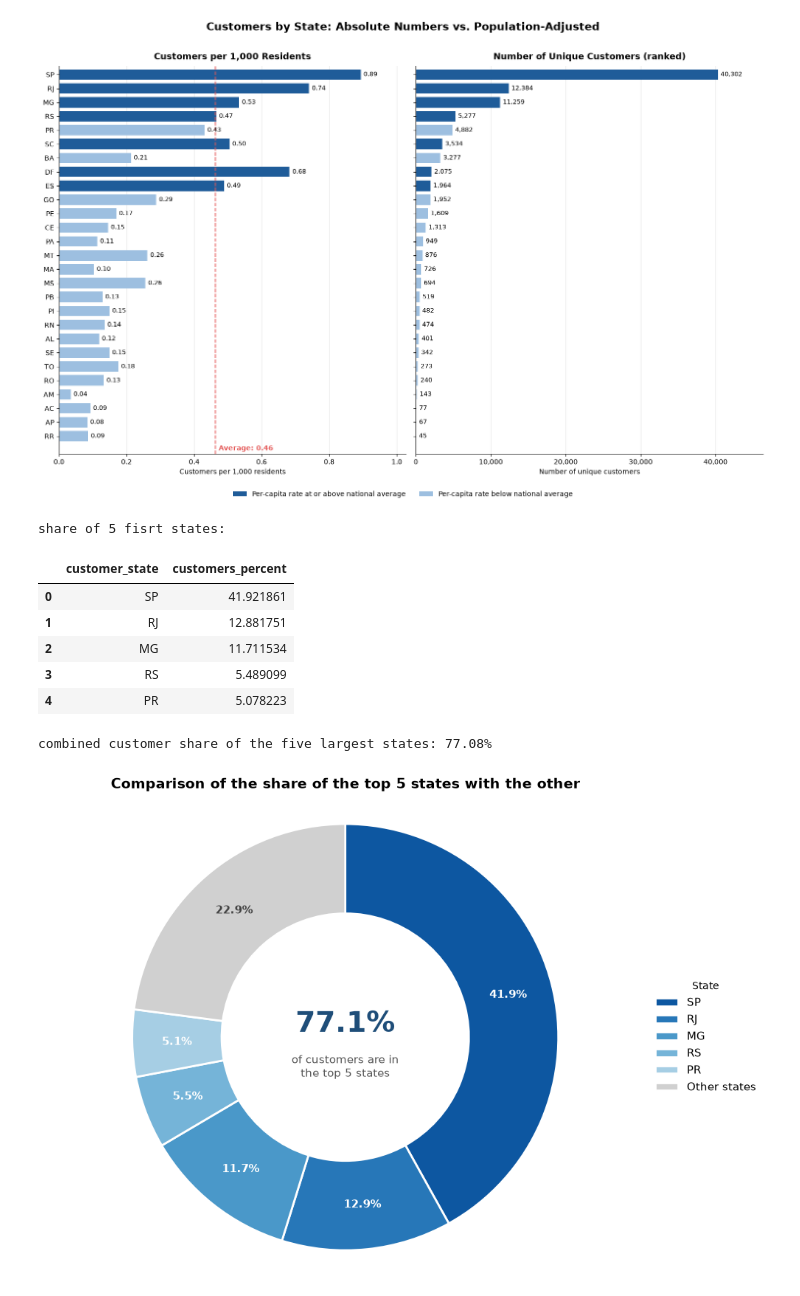
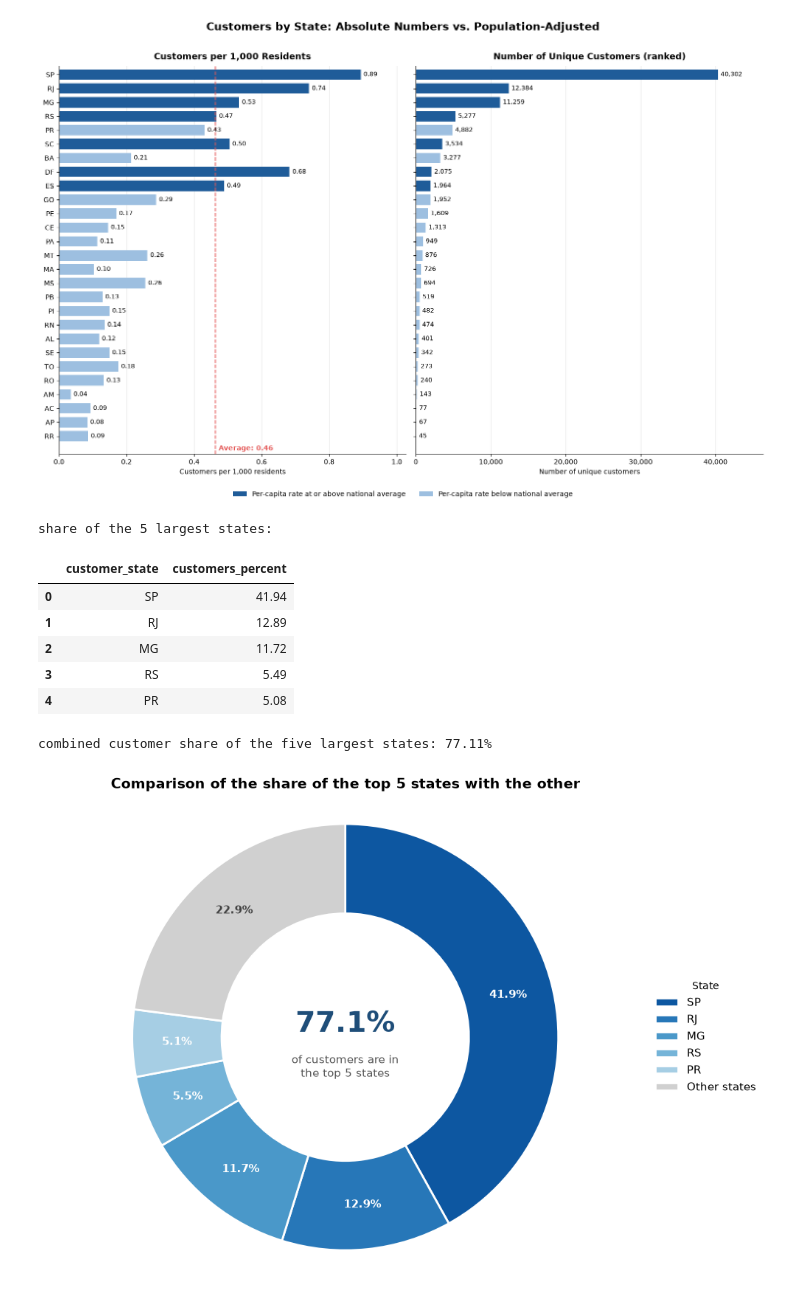
Before and after one commit to Abolfazl-Moradi006/Olist-data-analysis, a Jupyter notebook: Notebooks/4_Customer_Geographic_Analysis.ipynb, the cells around one changed output. Saved outputs shown, nothing was run; the diff lists cells and outputs as text; code cells hidden in the pictures.

```diff
--- a/Notebooks/4_Customer_Geographic_Analysis.ipynb
+++ b/Notebooks/4_Customer_Geographic_Analysis.ipynb
@@ -39,0 +28,9 @@ number of unique customer_id: 96096
+# %%
+#each row in customers is one order, so count how many rows each person has
+orders_per_person = customers_id["customer_unique_id"].value_counts()
+repeat_customers = (orders_per_person > 1).sum()
+total_customers = customers_id["customer_unique_id"].nunique()
+
+print(f"customers with more than one order: {repeat_customers:,} "
+      f"({repeat_customers / total_customers * 100:.2f}% of unique customers)")
+print(f"customers with only one order: {(orders_per_person == 1).sum():,}")
@@ -60,7 +62,6 @@ Counting `customer_id` values as unique people would incorrectly classify repeat
 states = con.sql("""
     select customer_state,
             count(distinct customer_unique_id) as customers_count,
-            count(distinct customer_unique_id) * 100 / sum(count(distinct customer_unique_id)) over() as customers_percent
     from customers
     group by customer_state
     order by customers_count desc
@@ -73,6 +74,9 @@ states = states.merge(states_population,
                       right_on="states",
                       how="left").drop(columns="states")
 
+#percent of all unique customers
+states["customers_percent"] = states["customers_count"] / total_customers * 100
+#number of customers per 1000 of people of state
 states["customers_per_1000_residents"] = (states["customers_count"] / states["state_population"]) * 1000
 
 print("Top 10 states with the most customers:")
@@ -152,16 +154,18 @@ plt.show()
 [figure]
 # %%
 #state share
-print("share of 5 fisrt states:")
-display(states[["customer_state","customers_percent"]].head())
-print(f"combined customer share of the five largest states: {sum(states["customers_percent"].head()):.2f}%")
+top_5 = states.head(5)
+
+print("share of the 5 largest states:")
+display(top_5[["customer_state", "customers_percent"]].round(2))
+print(f"combined customer share of the five largest states: {top_5['customers_percent'].sum():.2f}%")
 # %% [output]
-share of 5 fisrt states:
+share of the 5 largest states:
 |  | customer_state | customers_percent |
-| 0 | SP | 41.921861 |
-| 1 | RJ | 12.881751 |
-| 2 | MG | 11.711534 |
-| 3 | RS | 5.489099 |
-| 4 | PR | 5.078223 |
+| 0 | SP | 41.94 |
+| 1 | RJ | 12.89 |
+| 2 | MG | 11.72 |
+| 3 | RS | 5.49 |
+| 4 | PR | 5.08 |
-combined customer share of the five largest states: 77.08%
+combined customer share of the five largest states: 77.11%
 # %%
```
Also changed, not shown: parts of 18 cells of this notebook.
